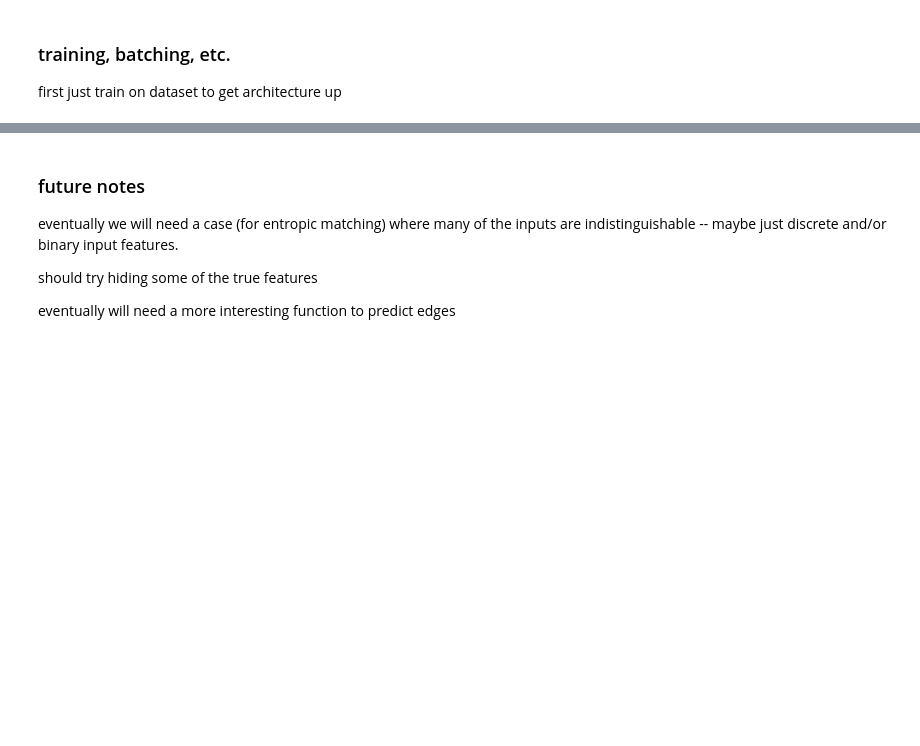
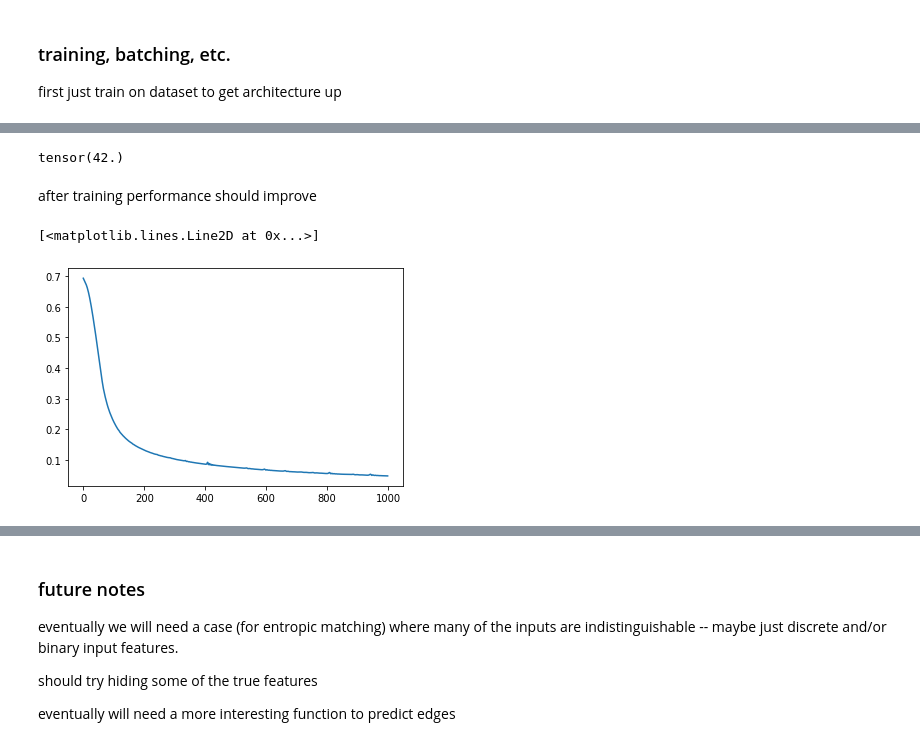
Before and after one commit to currymj/sinkhorn_predict_optimizer, a Jupyter notebook: bipartite.ipynb, the cells around one changed output, grey strips where cells are left out. Saved outputs shown, nothing was run; the diff lists cells and outputs as text; code cells hidden in the pictures; blank space fills up the shorter version.

```diff
--- a/bipartite.ipynb
+++ b/bipartite.ipynb
@@ -55,0 +173,3 @@ Sequential(
+# %%
+model = nn.Sequential(*[nn.Linear(dim*2, 128), nn.ReLU(), nn.Linear(128, 128), nn.ReLU(), nn.Linear(128, 1)])
+model.eval()
@@ -55,0 +206,17 @@ Sequential(
+# %%
+torch.sum(predicted_result * edge_mat)
+# %% [output]
+tensor(42.)
+# %% [markdown]
+after training performance should improve
+# %%
+optimizer = optim.Adam(model.parameters())
+criterion = nn.BCEWithLogitsLoss()
+losses = []
+for i in range(1000):
+    loss = trainbatch(model, criterion, optimizer, vecs, edges)
+    losses.append(loss)
+plt.plot(losses)
+# %% [output]
+[<matplotlib.lines.Line2D at 0x...>]
+[figure, added]
```
Also changed, not shown: parts of 30 cells of this notebook.
